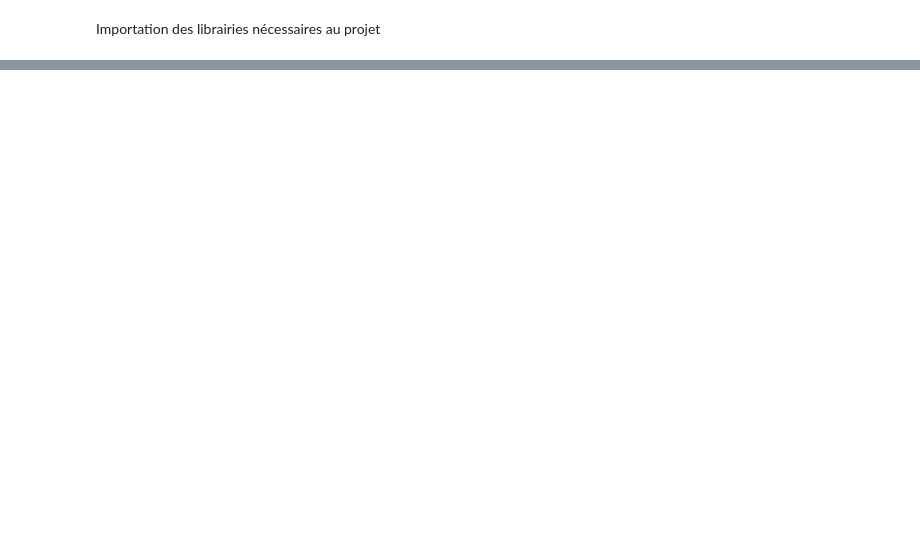
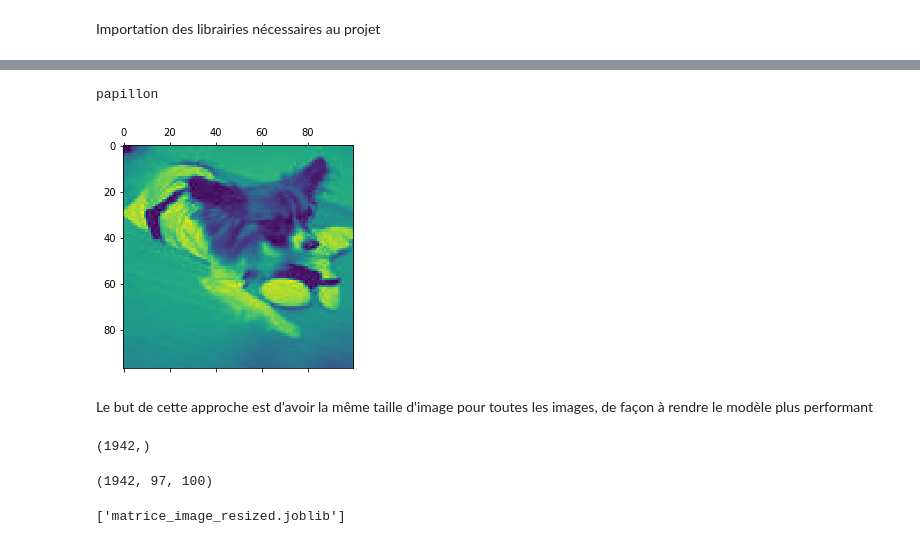
Before and after one commit to AurelienCD/Formation_OCR_Ing_Machine_Learning, a Jupyter notebook: P6_01_notebook.ipynb, the cells around one changed output, grey strips where cells are left out. Drawn from its saved outputs; the diff is of its cells as text; code cells hidden in the pictures; blank space fills up the shorter version.

```diff
--- a/P6_01_notebook.ipynb
+++ b/P6_01_notebook.ipynb
@@ -195,0 +102,6 @@ cnn.summary()
+# %%
+taille_x_images = []
+taille_y_images = []
+for elm in X:
+    taille_x_images.append(elm.shape[0])
+    taille_y_images.append(elm.shape[1])
@@ -195,0 +114,21 @@ cnn.summary()
+# %%
+taille_x_min = min(taille_x_images)
+taille_y_min = min(taille_y_images)
+# %%
+############# lecture des fichiers image ###########
+i = 0
+for file in image_filepath_sample:
+    image = Image.open(file)
+    resized_image = image.resize((taille_x_min,taille_y_min))
+    imgray = resized_image.convert(mode='L') # graysacle
+    imgray.save("Images_samples_10_races_resized_gray/" + str(i) + ".jpg")
+    i += 1
+# %%
+X_resized=[]
+for path, dirs, files in os.walk("Images_samples_10_races_resized_gray"):
+    for file in files:
+        resized_image_np = sitk.GetArrayFromImage(sitk.ReadImage("Images_samples_10_races_resized_gray/" + file))
+        X_resized.append(np.asarray(resized_image_np))
+
+#convert images list to array
+X_resized=np.asarray(X_resized)
@@ -195,0 +141,20 @@ cnn.summary()
+# %%
+plt.matshow(X_resized[0])
+print(Y[0])
+# %% [output]
+papillon
+[figure, added]
+# %% [markdown]
+Le but de cette approche est d'avoir la même taille d'image pour toutes les images, de façon à rendre le modèle plus performant
+# %%
+X.shape
+# %% [output]
+(1942,)
+# %%
+X_resized.shape
+# %% [output]
+(1942, 97, 100)
+# %%
+dump(X_resized, "matrice_image_resized.joblib")
+# %% [output]
+['matrice_image_resized.joblib']
```
Also changed, not shown: parts of 155 cells of this notebook.
